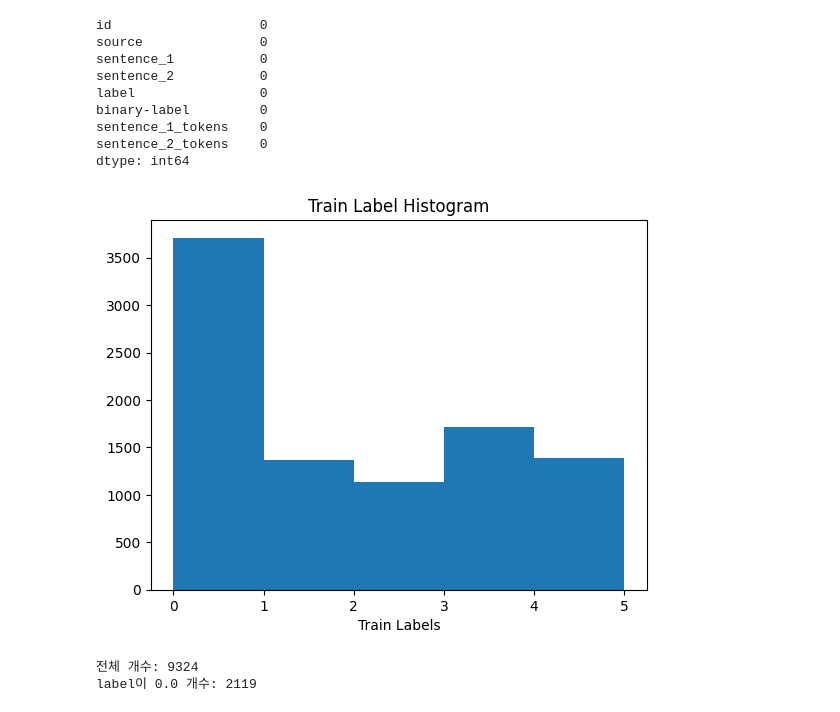
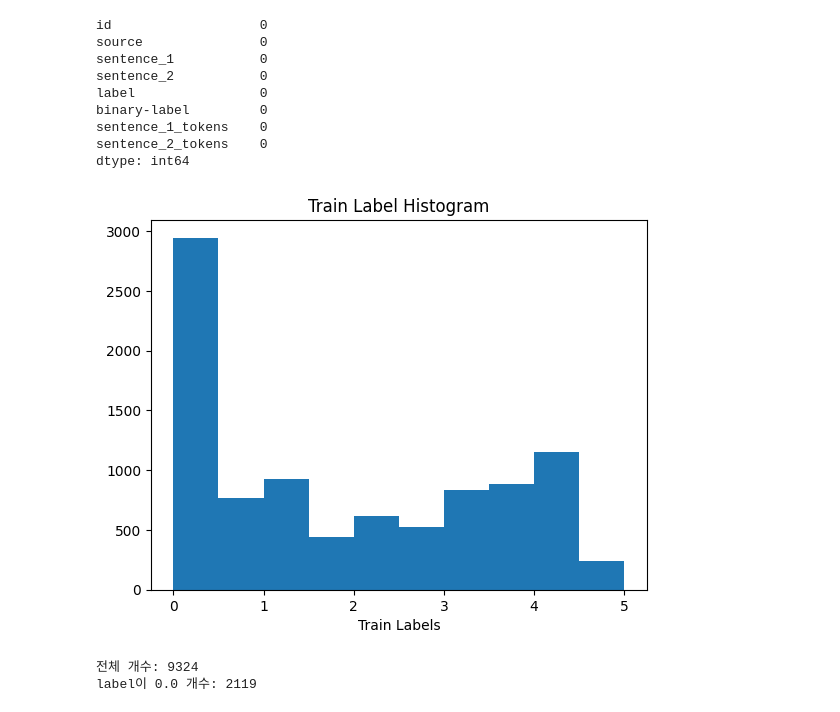
Before and after one commit to boostcampaitech4nlp1/level1_semantictextsimilarity_nlp-level1-nlp-09, a Jupyter notebook: experiments/song/EDA.ipynb, the cells around one changed output. Saved outputs shown, nothing was run; the diff lists cells and outputs as text; code cells hidden in the pictures.

```diff
--- a/experiments/song/EDA.ipynb
+++ b/experiments/song/EDA.ipynb
@@ -79,12 +80,12 @@ sentence_1_tokens    0
 sentence_2_tokens    0
 dtype: int64
 # %%
-plt.hist(train_data['label'], bins=5)
+plt.hist(train_data['label'], bins=10)
 plt.title('Train Label Histogram')
 plt.xlabel('Train Labels')
 plt.show()
 # %% [output]
-[figure, old version]
+[figure, new version]
 # %%
 print(f"전체 개수: {len(train_data)}")
 print(f"label이 0.0 개수: {(train_data['label']==0.0).sum()}")
```
Also changed, not shown: parts of 15 cells of this notebook, 6 other files.
